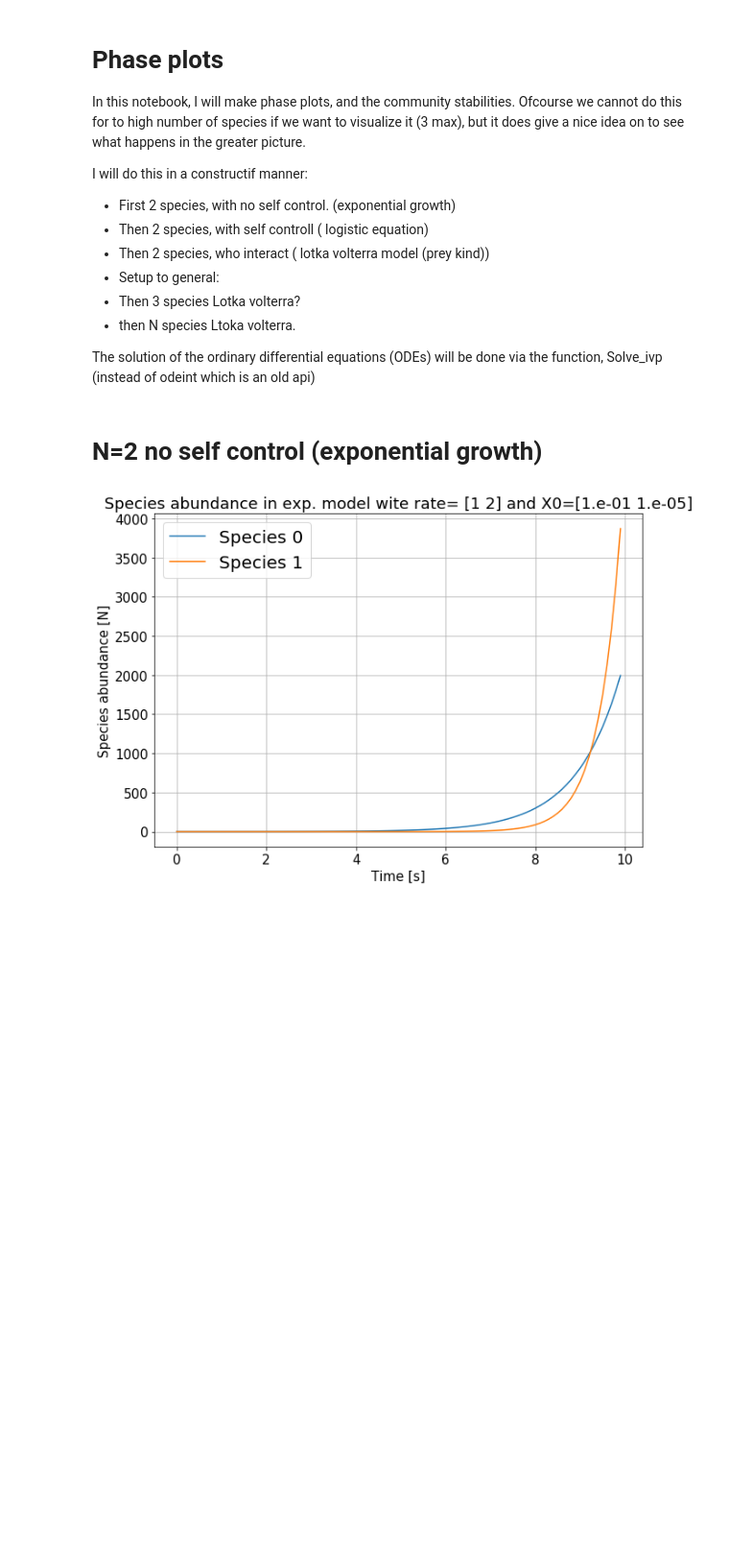
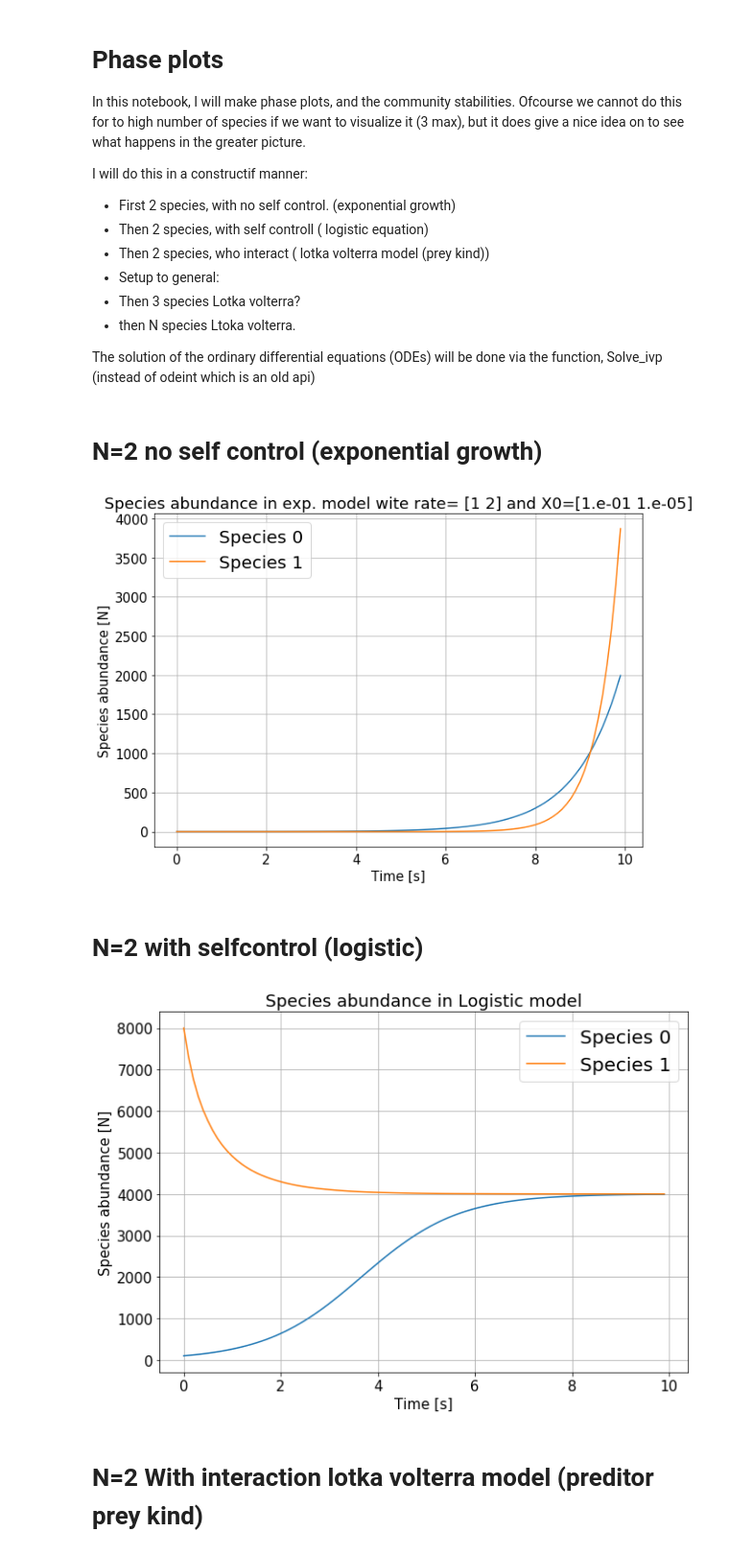
Before and after one commit to ltuijnder/HybridCommunities, a Jupyter notebook: PhasePlots.ipynb, the cells around one changed output. Shown: that part at 96% size. Cells and saved outputs as stored; diff of their text form; code cells hidden in the pictures; blank space fills up the shorter version.

```diff
--- a/PhasePlots.ipynb
+++ b/PhasePlots.ipynb
@@ -44,2 +47,34 @@ TestFig=FigPlotTime(FS_Unbound,Sollution)
 # %% [output]
 [figure]
+# %% [markdown]
+# N=2 with selfcontrol (logistic)
+# %%
+# dX/dt=F(t,X) where both X and F are arrays.
+
+def F_Logistic(t,X):
+    F=r*X-X*X/K # Here X needs to be np.array.shape=(2,)
+    return F
+# %%
+# specification parameters
+r=np.array([1,1])# interinisc growth rate
+K=np.array([4000,4000])# Capacity / rate ( one has to multiplie by rate to get the real )
+
+# specification for intergration
+tspan=[0,10]# over which time integral should we solve
+X0=np.array([100,8000])
+dt=0.1
+teval=np.arange(tspan[0],tspan[1],dt)
+
+# specification for plot
+FS_Logistic=FigSetting("TimeLogistic")
+FS_Logistic.Title="Species abundance in Logistic model"
+FS_Logistic.xlabel="Time [s]"
+FS_Logistic.ylabel="Species abundance [N]"
+
+#calculate and plot
+Sollution=solve_ivp(fun=F_Logistic,t_span=tspan,y0=X0,t_eval=teval)
+FigLogistic=FigPlotTime(FS_Logistic,Sollution)
+# %% [output]
+[figure, added]
+# %% [markdown]
+# N=2 With interaction lotka volterra model (preditor prey kind)
```
Also changed, not shown: parts of 9 cells of this notebook, 2 other files.
